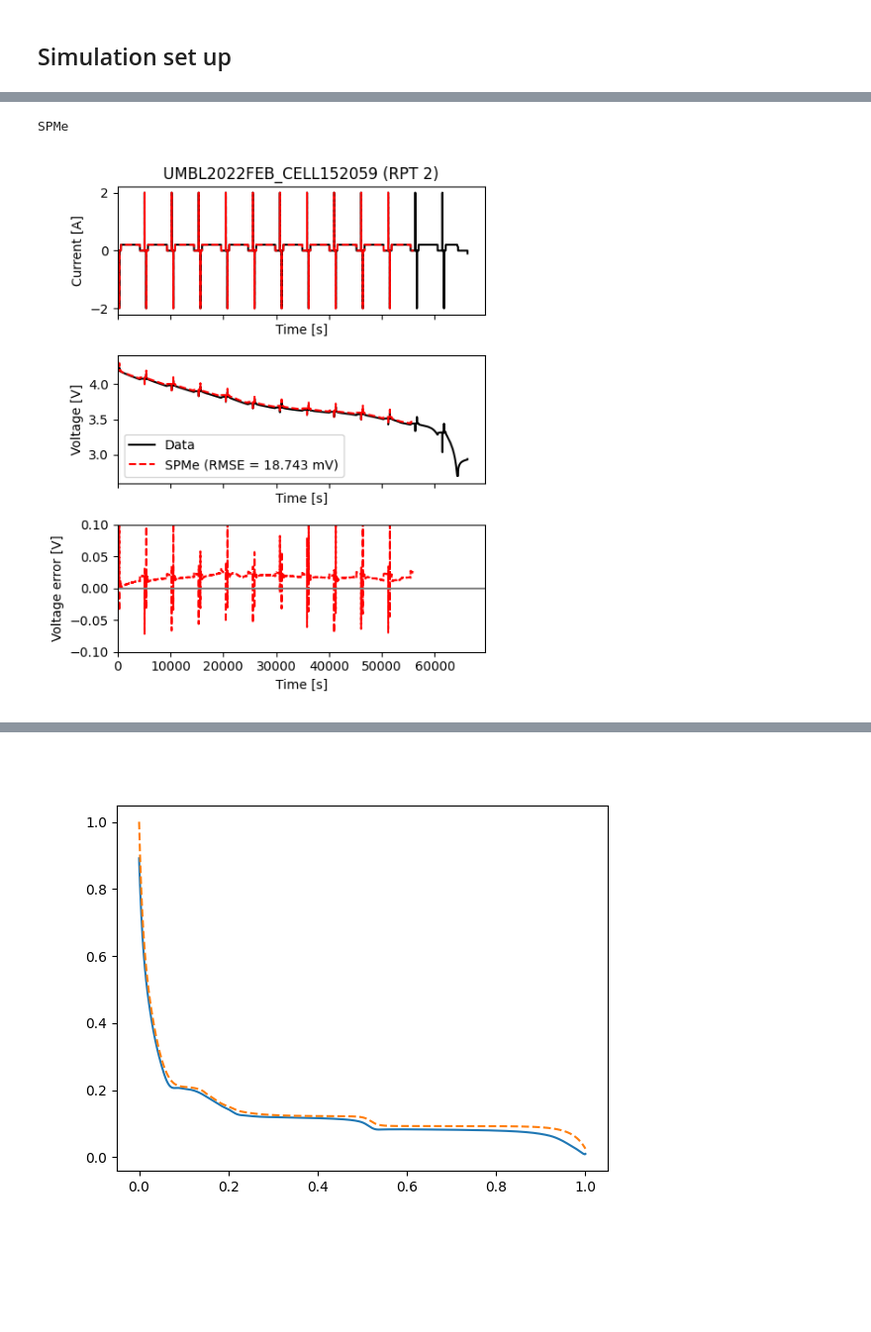
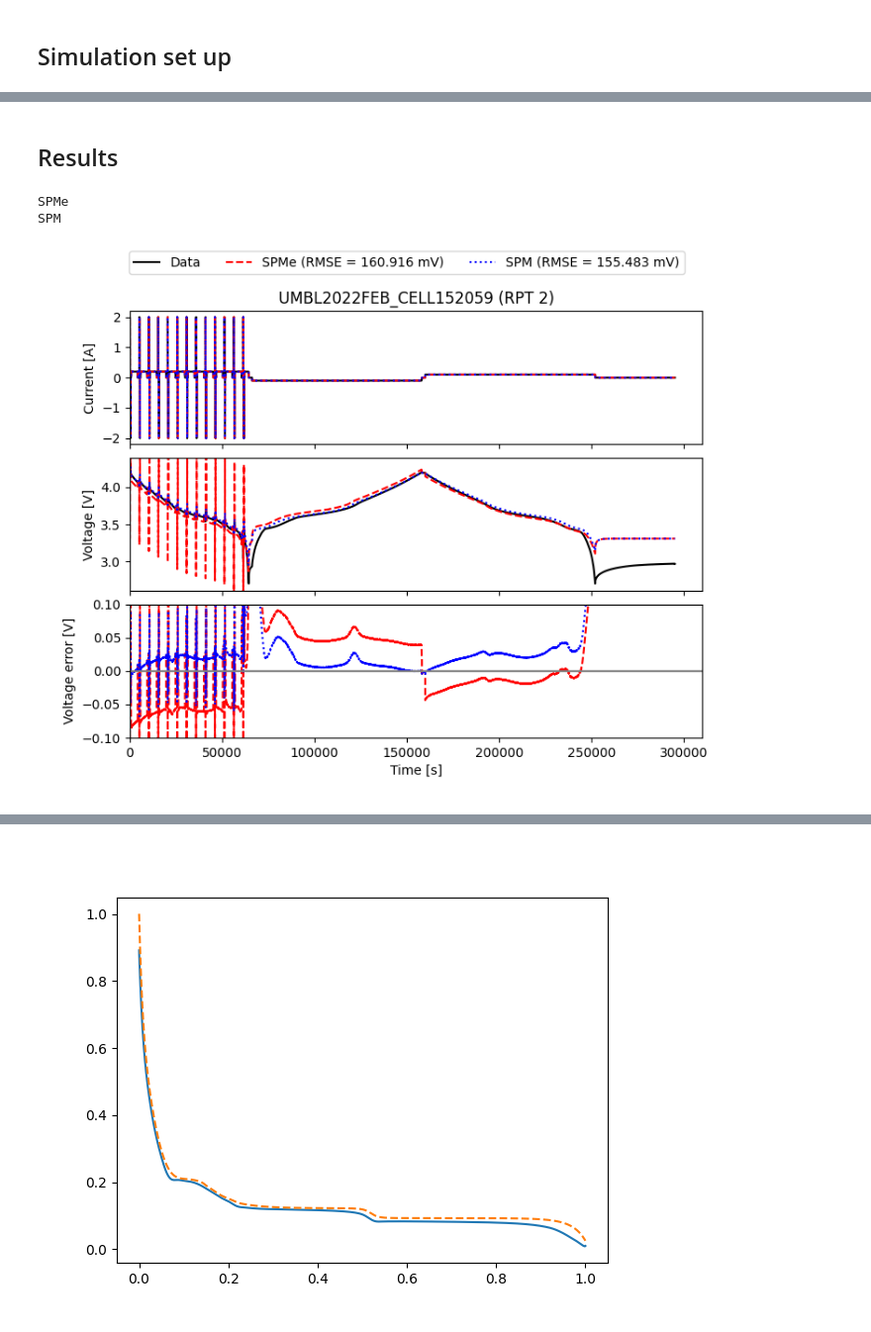
Before and after one commit to viviantran27/PyBaMM, a Jupyter notebook: degradation_model/tuning_umbl2022feb/verify_initial_parameters.ipynb, the cells around one changed output, grey strips where cells are left out. Shown at 99% size. Saved outputs shown, nothing was run; the diff lists cells and outputs as text; code cells hidden in the pictures; blank space fills up the shorter version.

Commit message:
with updated venting model

```diff
--- a/degradation_model/tuning_umbl2022feb/verify_initial_parameters.ipynb
+++ b/degradation_model/tuning_umbl2022feb/verify_initial_parameters.ipynb
@@ -158,12 +160,19 @@ experiment = pybamm.Experiment(
+# %%
+experiment = pybamm.Experiment(
+    ["Rest for 1 second",
+    pybamm.step.current(current_profile),
+    ]
+    , period = "0.1 second"
+    )
 # %%
-models=[pybamm.lithium_ion.SPMe(name="SPMe")] #pybamm.lithium_ion.SPM(name="SPM"),
+models=[pybamm.lithium_ion.SPMe(name="SPMe"),pybamm.lithium_ion.SPM(name="SPM"),]
 sols=[]
 for model in models:
     print(model.name)
     # simulate subcycle with interpolant (30s for hppc with SPM or 2 min with SPMe?)
     sim = pybamm.Simulation(model, experiment=experiment,
                             parameter_values=parameter_values,
-                            solver=pybamm.CasadiSolver("fast with events"))
+                            solver=pybamm.CasadiSolver("safe"))
     sols.append(sim.solve()) #initial_soc=SOC_0
 # %% [output]
 SPMe
@@ -170,49 +198,54 @@ SPMe
+# %% [markdown]
+## Results
 # %%
-fig,axs = plt.subplots(3,1,figsize=(5,6), sharex=True)
-# plt.subplots_adjust(left=0.12, bottom=0.12, right=0.99, top=0.90) #, wspace=0.5, hspace=0.1
+fig,axs = plt.subplots(3,1,figsize=(8,6), sharex=True)
+plt.subplots_adjust(hspace=0.1) #, wspace=0.5, hspace=0.1
 axs = axs.flatten()
 linestyles = ['r--', 'b:']
-for (model,sol,ls) in zip(models,sols,linestyles):
+for s,(model,sol,ls) in enumerate(zip(models,sols,linestyles)):
     print(model.name)
     # plot data and sim results
     t = sol["Time [s]"].entries
     I = sol["Current [A]"].entries
     Q = sol['Discharge capacity [A.h]'].entries
     Vt = sol["Terminal voltage [V]"].entries
 
 
     ax = axs[0]
-    ax.plot(t_data,I_data,'k', label = 'Data')
+    if s==0:
+        ax.plot(t_data,I_data,'k', label = 'Data')
     ax.plot(t,I,ls,  label = model.name)
     ax.set_xlim(left=0)
-    ax.set_xlabel('Time [s]')
+    # ax.set_xlabel('Time [s]')
     ax.set_ylabel('Current [A]')
     ax.set_title(cell_name + f' (RPT {rpt_num})')
 
     ax = axs[1]
     e_V = Vt - np.interp(t,t_data, V_data)
     rmse_v = np.sqrt(np.mean(e_V**2))
-    ax.plot(t_data,V_data,'k', label = 'Data')
+    if s==0:
+        ax.plot(t_data,V_data,'k', label = 'Data')
     ax.plot(t,Vt,ls,  label = model.name + f' (RMSE = {round(rmse_v*1000,3)} mV)')
     ax.set_xlim(left=0)
     ax.set_ylim([2.6,4.4])
-    ax.set_xlabel('Time [s]')
+    # ax.set_xlabel('Time [s]')
     ax.set_ylabel('Voltage [V]')
-    ax.legend(loc='lower left')
+    # ax.legend(loc='lower left')
 
     ax = axs[2]
     ax.plot(t,e_V,ls)
     xlims = ax.get_xlim()
     ax.plot(xlims, [0]*2, 'grey')
     ax.set_xlim(left=0)
     ax.set_ylim([-0.1,0.1])
     ax.set_xlabel('Time [s]')
     ax.set_ylabel('Voltage error [V]')
 
-fig.tight_layout()
-# handles, labels = axs[0].get_legend_handles_labels()
-# fig.legend(handles, labels, loc='upper center', ncol = 2, bbox_to_anchor=(0.5, 1), fancybox=True) #prop={'size': 10},
-plt.savefig('./figs/' + cell_name + '.jpg',format='jpg',dpi=300)
+# fig.tight_layout()
+handles, labels = axs[1].get_legend_handles_labels()
+fig.legend(handles, labels, loc='upper center', ncol = 3, bbox_to_anchor=(0.5, 1), fancybox=True) #prop={'size': 10},
+plt.savefig('./figs/' + cell_name + '_continuous_RPT.jpg',format='jpg',dpi=300)
 # %% [output]
 SPMe
+SPM
-[figure, old version]
+[figure, new version]
```
Also changed, not shown: parts of 11 cells of this notebook, 42 other files.
